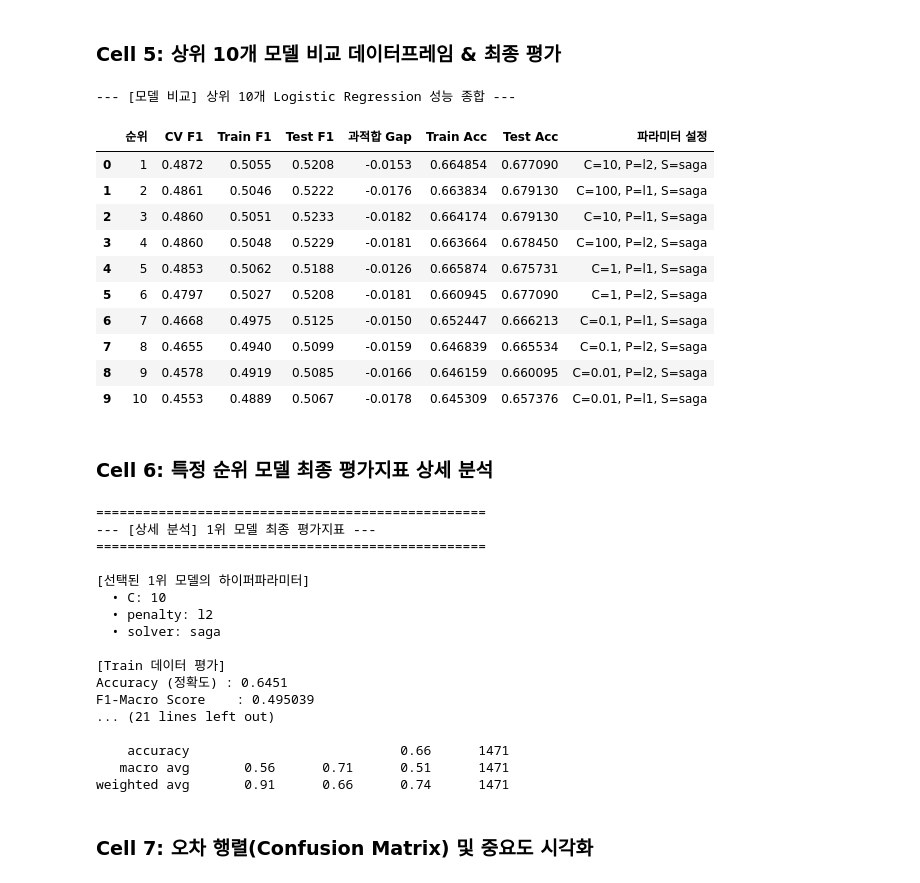
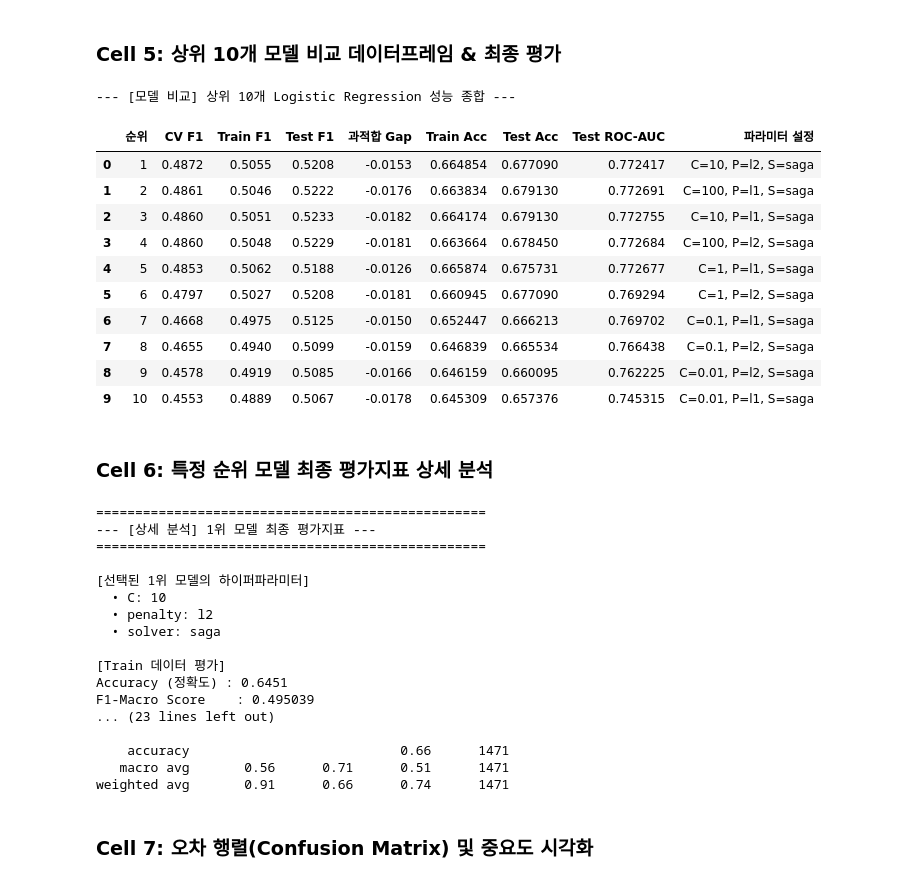
Before and after one commit to kzming2007/Catholic_ML_final_project, a Jupyter notebook: notebooks/03_2_Classification_LR_ENN.ipynb, the cells around one changed output. Saved outputs shown, nothing was run; the diff lists cells and outputs as text; code cells hidden in the pictures.

```diff
--- a/notebooks/03_2_Classification_LR_ENN.ipynb
+++ b/notebooks/03_2_Classification_LR_ENN.ipynb
@@ -172,46 +172,53 @@ for index, row in top_models.iterrows():
     y_train_pred = model.predict(X_train_scaled)
     y_test_pred = model.predict(X_test_scaled)
 
+    # ROC-AUC를 계산하기 위한 확률(Probability) 예측
+    y_test_prob = model.predict_proba(X_test_scaled)[:, 1]
+
     # 평가지표 계산
     train_f1 = f1_score(y_train, y_train_pred, average='macro')
     test_f1 = f1_score(y_test, y_test_pred, average='macro')
     train_acc = accuracy_score(y_train, y_train_pred)
     test_acc = accuracy_score(y_test, y_test_pred)
+
+    # ROC-AUC 점수 계산
+    test_roc_auc = roc_auc_score(y_test, y_test_prob)
 
     # 파라미터 설정을 간소화된 문자열로 변환
     c_val = params.get('lr__C', '-')
     pen_val = params.get('lr__penalty', '-')
     sol_val = params.get('lr__solver', '-')
     param_short = f"C={c_val}, P={pen_val}, S={sol_val}"
 
     # 결과 저장
     comparison_data.append({
         '순위': rank,
         'CV F1': round(cv_f1, 4),
         'Train F1': round(train_f1, 4),
         'Test F1': round(test_f1, 4),
         '과적합 Gap': round(train_f1 - test_f1, 4),
         'Train Acc': round(train_acc, 6),
         'Test Acc': round(test_acc, 6),
+        'Test ROC-AUC': round(test_roc_auc, 6), # <--- Test Acc 옆에 추가된 부분
         '파라미터 설정': param_short
     })
 
 # 3. 비교 결과를 데이터프레임으로 출력
 comparison_df = pd.DataFrame(comparison_data)
 display(comparison_df)
 # %% [output]
 --- [모델 비교] 상위 10개 Logistic Regression 성능 종합 ---
-|  | 순위 | CV F1 | Train F1 | Test F1 | 과적합 Gap | Train Acc | Test Acc | 파라미터 설정 |
-| 0 | 1 | 0.4872 | 0.5055 | 0.5208 | -0.0153 | 0.664854 | 0.677090 | C=10, P=l2, S=saga |
-| 1 | 2 | 0.4861 | 0.5046 | 0.5222 | -0.0176 | 0.663834 | 0.679130 | C=100, P=l1, S=saga |
-| 2 | 3 | 0.4860 | 0.5051 | 0.5233 | -0.0182 | 0.664174 | 0.679130 | C=10, P=l1, S=saga |
-| 3 | 4 | 0.4860 | 0.5048 | 0.5229 | -0.0181 | 0.663664 | 0.678450 | C=100, P=l2, S=saga |
-| 4 | 5 | 0.4853 | 0.5062 | 0.5188 | -0.0126 | 0.665874 | 0.675731 | C=1, P=l1, S=saga |
-| 5 | 6 | 0.4797 | 0.5027 | 0.5208 | -0.0181 | 0.660945 | 0.677090 | C=1, P=l2, S=saga |
-| 6 | 7 | 0.4668 | 0.4975 | 0.5125 | -0.0150 | 0.652447 | 0.666213 | C=0.1, P=l1, S=saga |
-| 7 | 8 | 0.4655 | 0.4940 | 0.5099 | -0.0159 | 0.646839 | 0.665534 | C=0.1, P=l2, S=saga |
-| 8 | 9 | 0.4578 | 0.4919 | 0.5085 | -0.0166 | 0.646159 | 0.660095 | C=0.01, P=l2, S=saga |
-| 9 | 10 | 0.4553 | 0.4889 | 0.5067 | -0.0178 | 0.645309 | 0.657376 | C=0.01, P=l1, S=saga |
+|  | 순위 | CV F1 | Train F1 | Test F1 | 과적합 Gap | Train Acc | Test Acc | Test ROC-AUC | 파라미터 설정 |
+| 0 | 1 | 0.4872 | 0.5055 | 0.5208 | -0.0153 | 0.664854 | 0.677090 | 0.772417 | C=10, P=l2, S=saga |
+| 1 | 2 | 0.4861 | 0.5046 | 0.5222 | -0.0176 | 0.663834 | 0.679130 | 0.772691 | C=100, P=l1, S=saga |
+| 2 | 3 | 0.4860 | 0.5051 | 0.5233 | -0.0182 | 0.664174 | 0.679130 | 0.772755 | C=10, P=l1, S=saga |
+| 3 | 4 | 0.4860 | 0.5048 | 0.5229 | -0.0181 | 0.663664 | 0.678450 | 0.772684 | C=100, P=l2, S=saga |
+| 4 | 5 | 0.4853 | 0.5062 | 0.5188 | -0.0126 | 0.665874 | 0.675731 | 0.772677 | C=1, P=l1, S=saga |
+| 5 | 6 | 0.4797 | 0.5027 | 0.5208 | -0.0181 | 0.660945 | 0.677090 | 0.769294 | C=1, P=l2, S=saga |
+| 6 | 7 | 0.4668 | 0.4975 | 0.5125 | -0.0150 | 0.652447 | 0.666213 | 0.769702 | C=0.1, P=l1, S=saga |
+| 7 | 8 | 0.4655 | 0.4940 | 0.5099 | -0.0159 | 0.646839 | 0.665534 | 0.766438 | C=0.1, P=l2, S=saga |
+| 8 | 9 | 0.4578 | 0.4919 | 0.5085 | -0.0166 | 0.646159 | 0.660095 | 0.762225 | C=0.01, P=l2, S=saga |
+| 9 | 10 | 0.4553 | 0.4889 | 0.5067 | -0.0178 | 0.645309 | 0.657376 | 0.745315 | C=0.01, P=l1, S=saga |
 # %% [markdown]
 ### Cell 6: 특정 순위 모델 최종 평가지표 상세 분석
 # %%
@@ -244,24 +251,27 @@ selected_model.fit(X_train_scaled, y_train)
 
 # 3. 예측 수행
 y_train_pred_selected = selected_model.predict(X_train_scaled)
+y_train_prob_selected = selected_model.predict_proba(X_train_scaled)[:, 1] # <--- Train 확률 예측 추가
 y_test_pred_selected = selected_model.predict(X_test_scaled)
 y_test_prob_selected = selected_model.predict_proba(X_test_scaled)[:, 1]
 
 # 4. 평가지표 출력 함수
-def print_metrics(y_true, y_pred, dataset_name):
+def print_metrics(y_true, y_pred, y_prob, dataset_name):
     acc = accuracy_score(y_true, y_pred)
     f1_macro = f1_score(y_true, y_pred, average='macro')
+    roc_auc = roc_auc_score(y_true, y_prob) # <--- ROC-AUC 점수 계산
 
     print(f"\n[{dataset_name} 데이터 평가]")
     print(f"Accuracy (정확도) : {acc:.4f}")
     print(f"F1-Macro Score    : {f1_macro:.6f}")
+    print(f"ROC-AUC Score     : {roc_auc:.6f}") # <--- ROC-AUC 출력 추가
 
     print(f"\n[{dataset_name} 상세 분류 리포트]")
     print(classification_report(y_true, y_pred, target_names=['0 (Normal)', '1 (Failure)']))
 
 # 5. Train / Test 결과 출력
-print_metrics(y_train, y_train_pred_selected, "Train")
-print_metrics(y_test, y_test_pred_selected, "Test")
+print_metrics(y_train, y_train_pred_selected, y_train_prob_selected, "Train")
+print_metrics(y_test, y_test_pred_selected, y_test_prob_selected, "Test")
 
 y_test_pred = y_test_pred_selected
 y_test_prob = y_test_prob_selected
@@ -278,7 +288,7 @@ y_test_prob = y_test_prob_selected
 [Train 데이터 평가]
 Accuracy (정확도) : 0.6451
 F1-Macro Score    : 0.495039
-... (21 lines left out)
+... (23 lines left out)
 
     accuracy                           0.66      1471
    macro avg       0.56      0.71      0.51      1471
```
Also changed, not shown: parts of 1 cell of this notebook, 2 other files.
